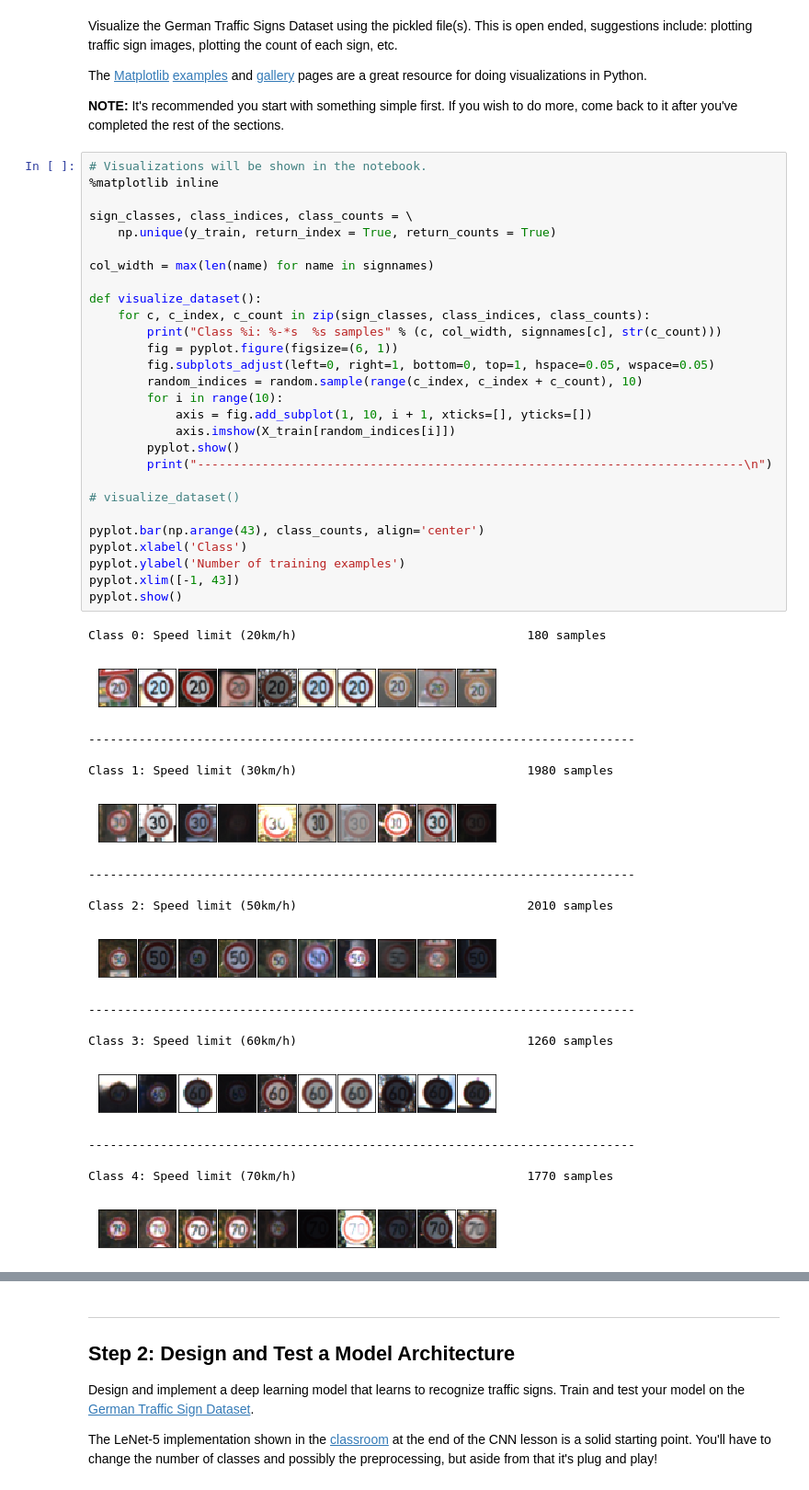
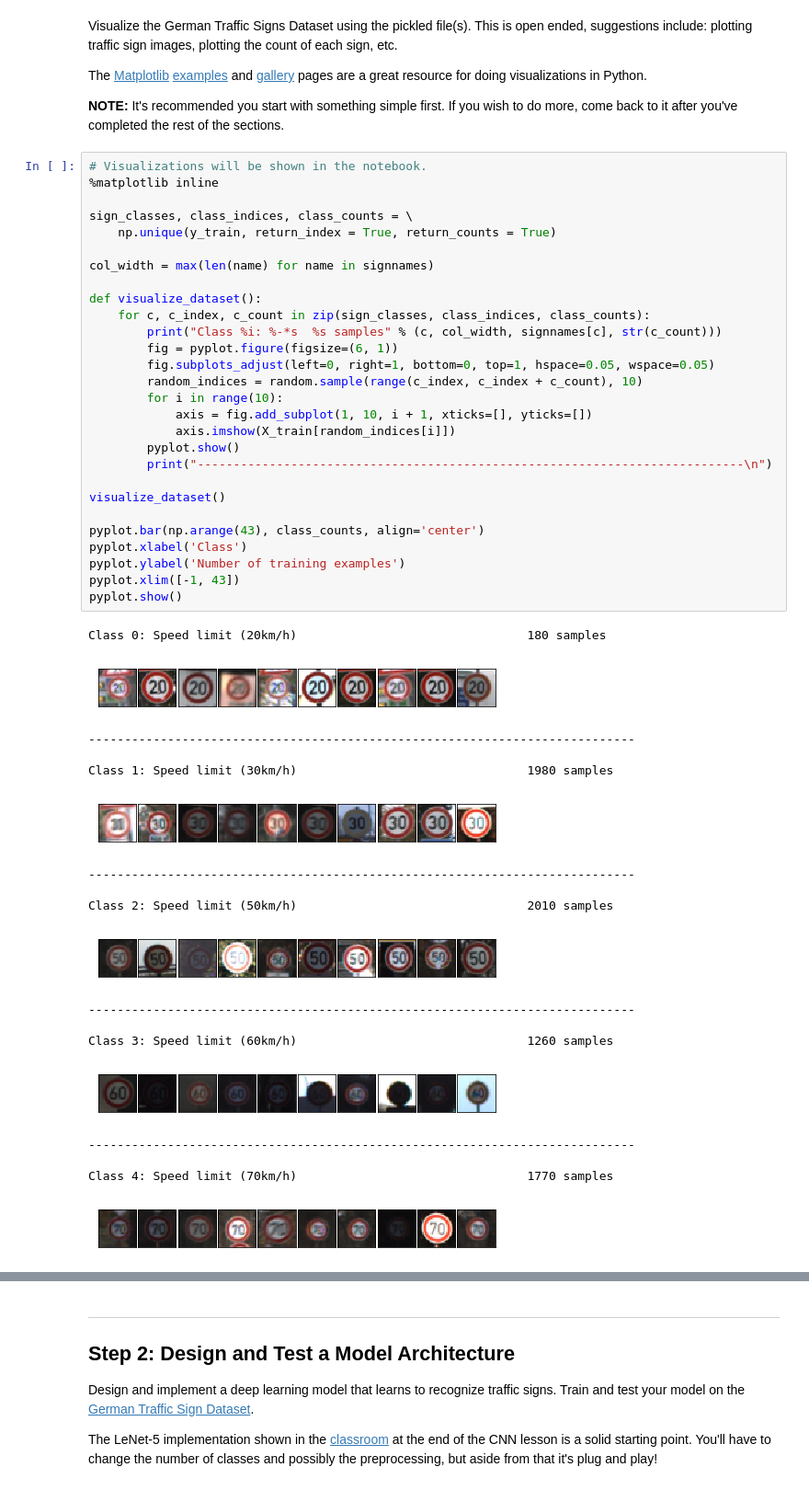
Before and after one commit to antalakas/carnd-term1-p2, a Jupyter notebook: P2.ipynb, the cells around one changed output, grey strips where cells are left out. Shown at 92% size. Drawn from its saved outputs; the diff is of its cells as text.

Commit message:
adds visualization image

```diff
--- a/P2.ipynb
+++ b/P2.ipynb
@@ -111,48 +112,48 @@ The [Matplotlib](http://matplotlib.org/) [examples](http://matplotlib.org/exampl
 %matplotlib inline
 
 sign_classes, class_indices, class_counts = \
     np.unique(y_train, return_index = True, return_counts = True)
 
 col_width = max(len(name) for name in signnames)
 
 def visualize_dataset():
     for c, c_index, c_count in zip(sign_classes, class_indices, class_counts):
         print("Class %i: %-*s  %s samples" % (c, col_width, signnames[c], str(c_count)))
         fig = pyplot.figure(figsize=(6, 1))
         fig.subplots_adjust(left=0, right=1, bottom=0, top=1, hspace=0.05, wspace=0.05)
         random_indices = random.sample(range(c_index, c_index + c_count), 10)
         for i in range(10):
             axis = fig.add_subplot(1, 10, i + 1, xticks=[], yticks=[])
             axis.imshow(X_train[random_indices[i]])
         pyplot.show()
         print("----------------------------------------------------------------------------\n")
 
-# visualize_dataset()
+visualize_dataset()
 
 pyplot.bar(np.arange(43), class_counts, align='center')
 pyplot.xlabel('Class')
 pyplot.ylabel('Number of training examples')
 pyplot.xlim([-1, 43])
 pyplot.show()
 # %% [output]
 Class 0: Speed limit (20km/h)                                180 samples
-[figure, old version]
+[figure, new version]
 ----------------------------------------------------------------------------
 
 Class 1: Speed limit (30km/h)                                1980 samples
-[figure, old version]
+[figure, new version]
 ----------------------------------------------------------------------------
 
 Class 2: Speed limit (50km/h)                                2010 samples
-[figure, old version]
+[figure, new version]
 ----------------------------------------------------------------------------
 
 Class 3: Speed limit (60km/h)                                1260 samples
-[figure, old version]
+[figure, new version]
 ----------------------------------------------------------------------------
 
 Class 4: Speed limit (70km/h)                                1770 samples
-[figure, old version]
+[figure, new version]
 ----------------------------------------------------------------------------
 
 Class 5: Speed limit (80km/h)                                1650 samples
```
Also changed, not shown: parts of 3 cells of this notebook, 2 other files.
